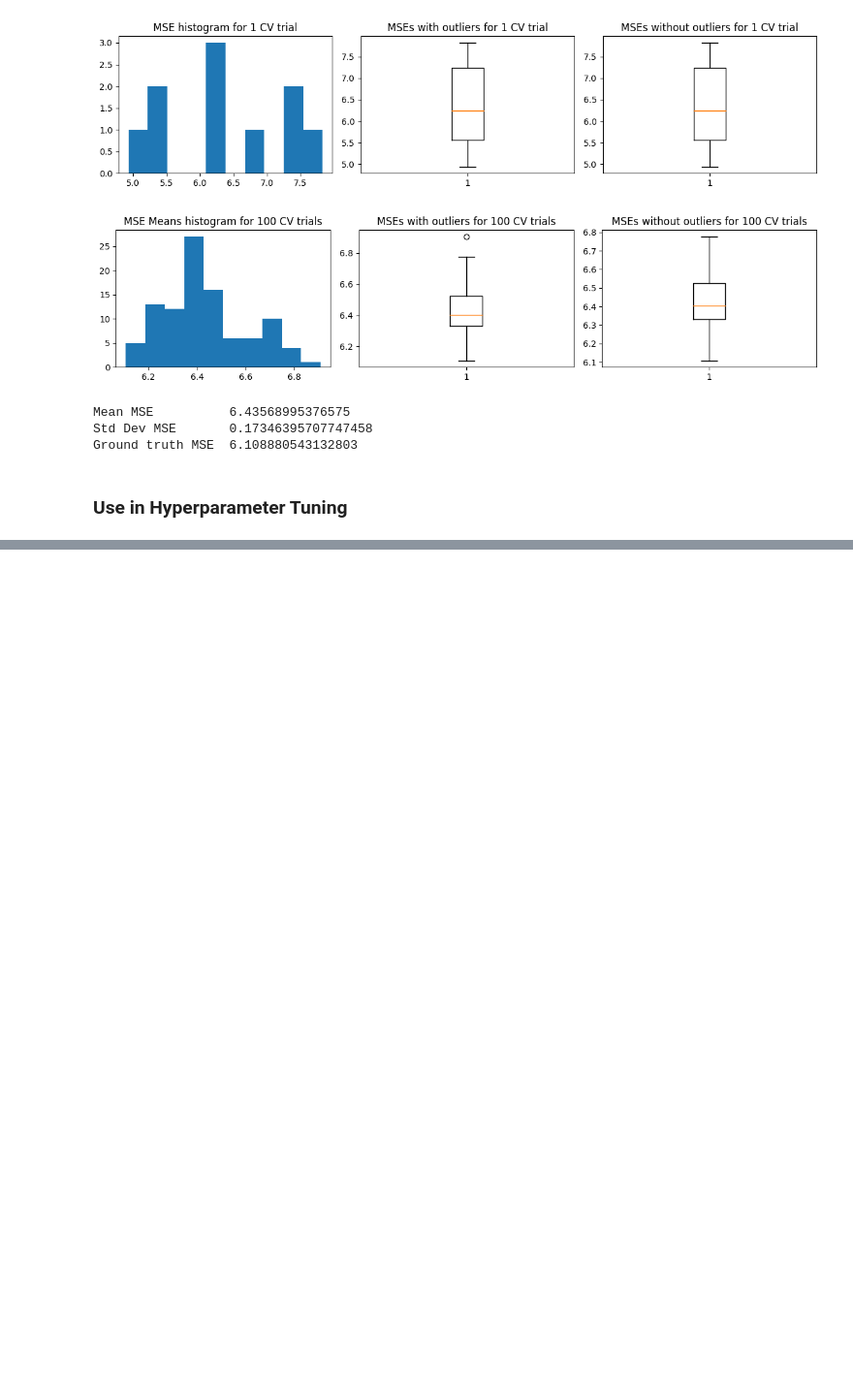
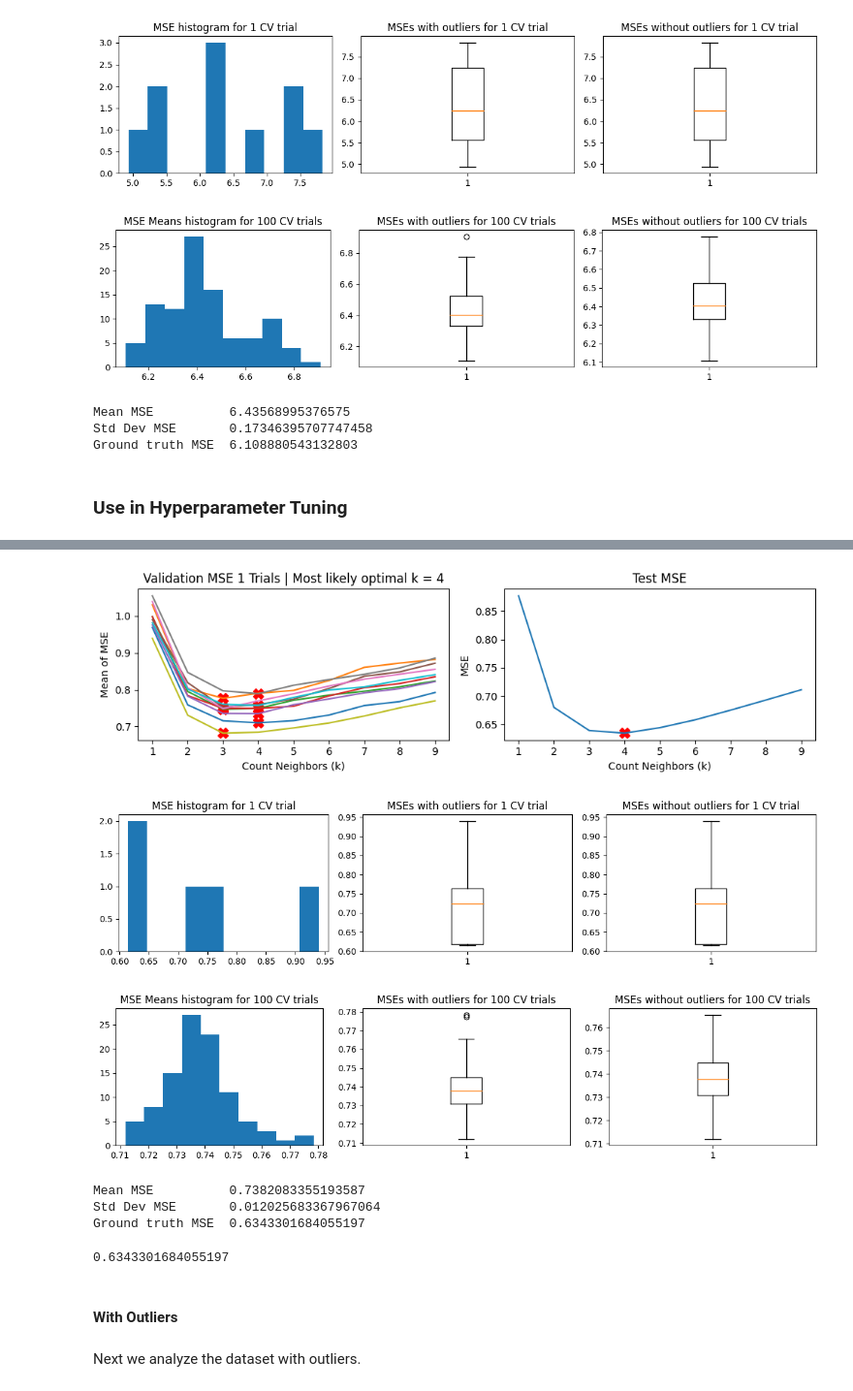
Before and after one commit to PrinceJavier/princejavier.github.io, a Jupyter notebook: _sources/supervised_learning/k_fold_cv.ipynb, the cells around one changed output, grey strips where cells are left out. Shown at 97% size. Saved outputs shown, nothing was run; the diff lists cells and outputs as text; code cells hidden in the pictures; blank space fills up the shorter version.

```diff
--- a/_sources/supervised_learning/k_fold_cv.ipynb
+++ b/_sources/supervised_learning/k_fold_cv.ipynb
@@ -463,0 +564,22 @@ Because linear regression has no hyperparameters, we experiment using kNN regres
+# %%
+k_folds = 5
+k_vals = np.arange(1, 10)
+opt_k = hyperparam_run(k_vals, X_train, Y_train, X_test, Y_test, method='kfold2', trials=10, k_folds=k_folds)
+
+trials = 100
+func = KNeighborsRegressor(n_neighbors=opt_k)
+mse_means, mse_stds = run_kfold_trials(k_folds, trials, X_train, Y_train, func)
+plot_mse_dists(mse_means)
+compare_w_test_mse(mse_means, X_train, Y_train, X_test, Y_test, func)
+# %% [output]
+[figure, added]
+[figure, added]
+[figure, added]
+Mean MSE          0.7382083355193587
+Std Dev MSE       0.012025683367967064
+Ground truth MSE  0.6343301684055197
+0.6343301684055197
+# %% [markdown]
+#### With Outliers
+# %% [markdown]
+Next we analyze the dataset with outliers.
```
Also changed, not shown: parts of 29 cells of this notebook, 14 other files.
